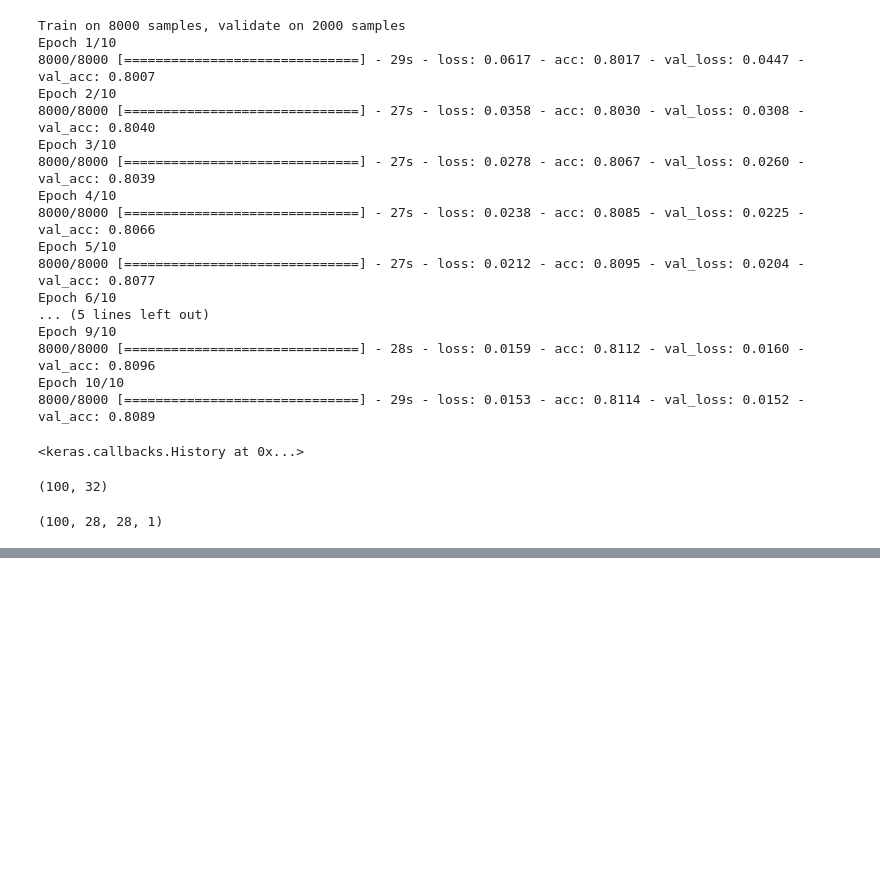
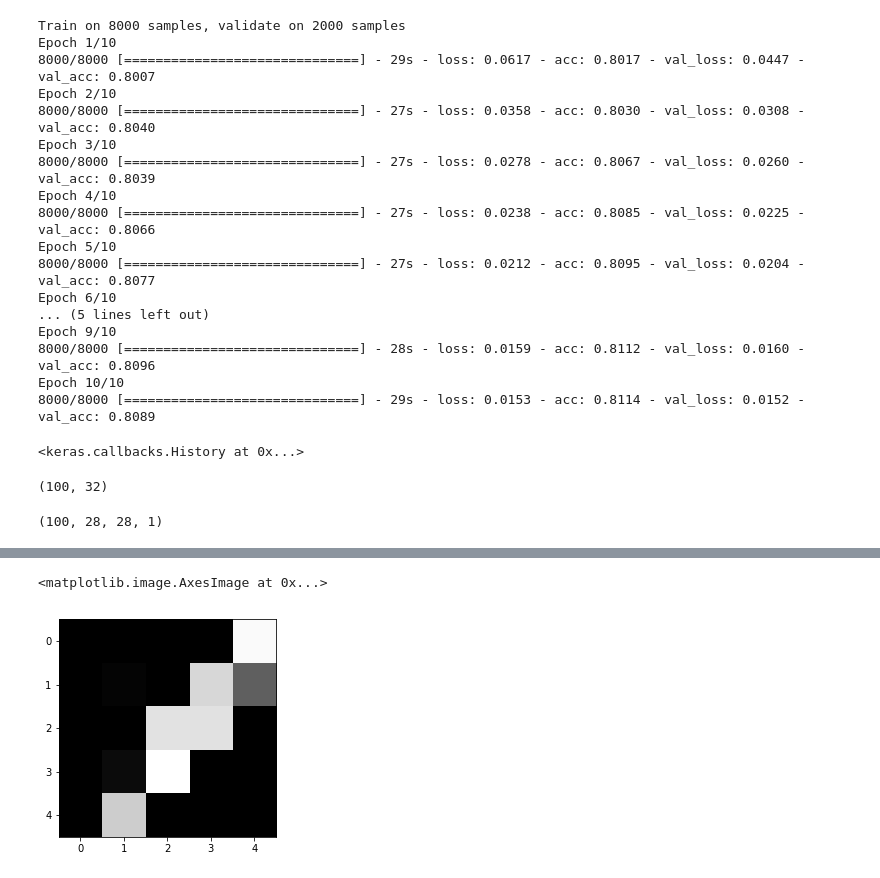
Before and after one commit to chariot1498/summer_projects_ml, a Jupyter notebook: CNN_AutoEncoder/Convolution_Auto_Encoder.ipynb, the cells around one changed output, grey strips where cells are left out. Saved outputs shown, nothing was run; the diff lists cells and outputs as text; code cells hidden in the pictures; blank space fills up the shorter version.

```diff
--- a/CNN_AutoEncoder/Convolution_Auto_Encoder.ipynb
+++ b/CNN_AutoEncoder/Convolution_Auto_Encoder.ipynb
@@ -249,0 +293,5 @@ plt.show()
+# %%
+plt.imshow(ee[0,:,:,1],cmap='gray')
+# %% [output]
+<matplotlib.image.AxesImage at 0x...>
+[figure, added]
```
Also changed, not shown: parts of 14 cells of this notebook.
